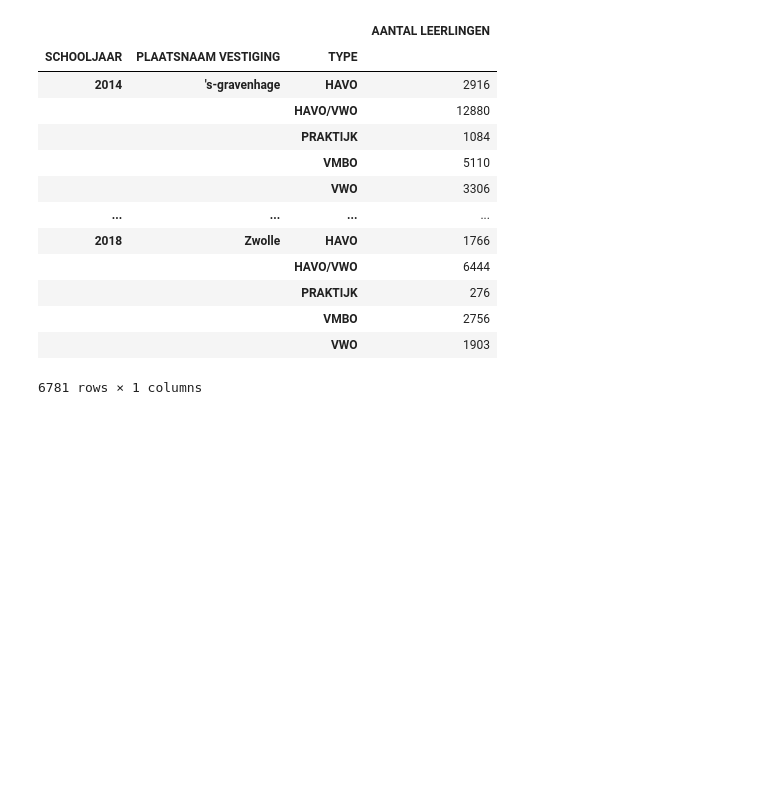
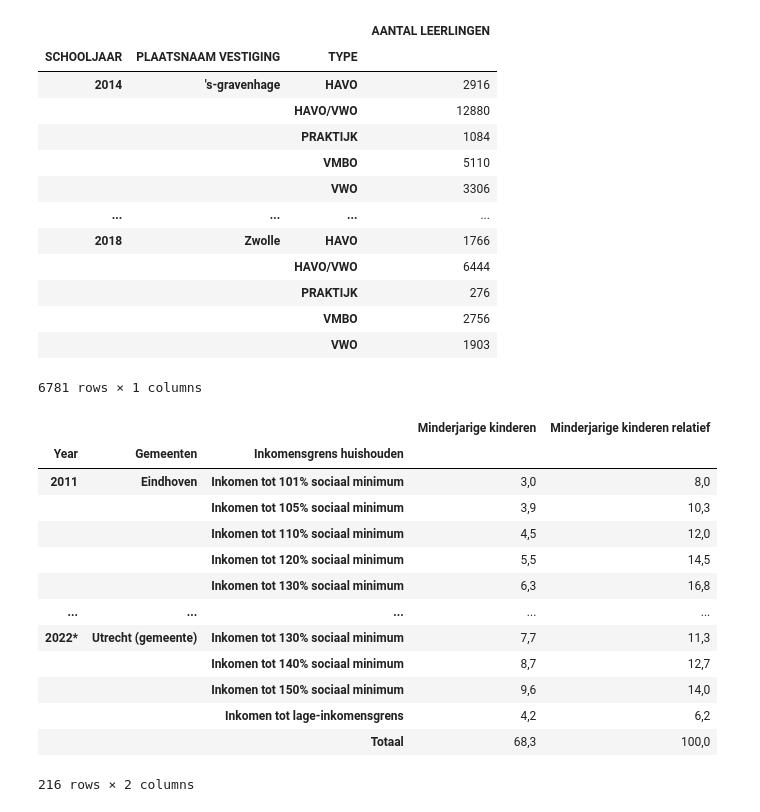
Before and after one commit to Thais02/knowledge2024, a Jupyter notebook: DataProcessing_ultimate.ipynb, the cells around one changed output. Cells and saved outputs as stored; diff of their text form; code cells hidden in the pictures; blank space fills up the shorter version.

Commit message:
Added poverty df + slight refactor secondary-enrollment func

```diff
--- a/DataProcessing_ultimate.ipynb
+++ b/DataProcessing_ultimate.ipynb
@@ -44,6 +44,13 @@ from pathlib import Path
 import re
 
 DATA_DIR = Path.cwd()  # is recursive, subdirectories are also searched for correct .csv files automatically
+# %%
+def get_csv(filename_snippet: str) -> Path:
+    files = list(DATA_DIR.rglob(f'{filename_snippet}*.csv'))
+    if files:
+        return files[0]
+    else:
+        raise FileNotFoundError(f'No .csv file found containing "{filename_snippet}"')
 # %%
 def get_year_df(path: Path) -> pd.DataFrame:
     year = re.match('Gemeenten_(\d{4})_', path.stem).group(1)  # regex the year from the filename
@@ -253,3 +265,39 @@ df
 |  |  | VMBO | 2756 |
 |  |  | VWO | 1903 |
 6781 rows × 1 columns
+# %%
+def get_poverty_df(path: Path) -> pd.DataFrame:
+    df = pd.read_csv(path, skiprows=4, skipfooter=1, sep=';', engine='python')
+
+    # rename the columns, drop the last header row, add a Year column
+    df.rename(columns={
+        'Unnamed: 0': 'Year',
+        'Unnamed: 1': 'Gemeenten',
+        'Unnamed: 2': 'Inkomensgrens huishouden',
+    }, inplace=True)
+    df.drop(0, inplace=True)
+
+    # create a multi-index Year > City > Category
+    df.set_index(pd.MultiIndex.from_arrays([df['Year'], df['Gemeenten'], df['Inkomensgrens huishouden']]), inplace=True)
+    df.drop(['Year', 'Gemeenten', 'Inkomensgrens huishouden'], axis=1, inplace=True)
+
+    df.sort_index(inplace=True)
+    return df
+
+
+get_poverty_df(get_csv('Laag_en_langdurig_laag_inkomen_'))
+# %% [output]
+|  |  |  | Minderjarige kinderen | Minderjarige kinderen relatief |
+| Year | Gemeenten | Inkomensgrens huishouden |  |  |
+| 2011 | Eindhoven | Inkomen tot 101% sociaal minimum | 3,0 | 8,0 |
+|  |  | Inkomen tot 105% sociaal minimum | 3,9 | 10,3 |
+|  |  | Inkomen tot 110% sociaal minimum | 4,5 | 12,0 |
+|  |  | Inkomen tot 120% sociaal minimum | 5,5 | 14,5 |
+|  |  | Inkomen tot 130% sociaal minimum | 6,3 | 16,8 |
+| ... | ... | ... | ... | ... |
+| 2022* | Utrecht (gemeente) | Inkomen tot 130% sociaal minimum | 7,7 | 11,3 |
+|  |  | Inkomen tot 140% sociaal minimum | 8,7 | 12,7 |
+|  |  | Inkomen tot 150% sociaal minimum | 9,6 | 14,0 |
+|  |  | Inkomen tot lage-inkomensgrens | 4,2 | 6,2 |
+|  |  | Totaal | 68,3 | 100,0 |
+216 rows × 2 columns
```
Also changed, not shown: parts of 2 cells of this notebook, 1 other file.
